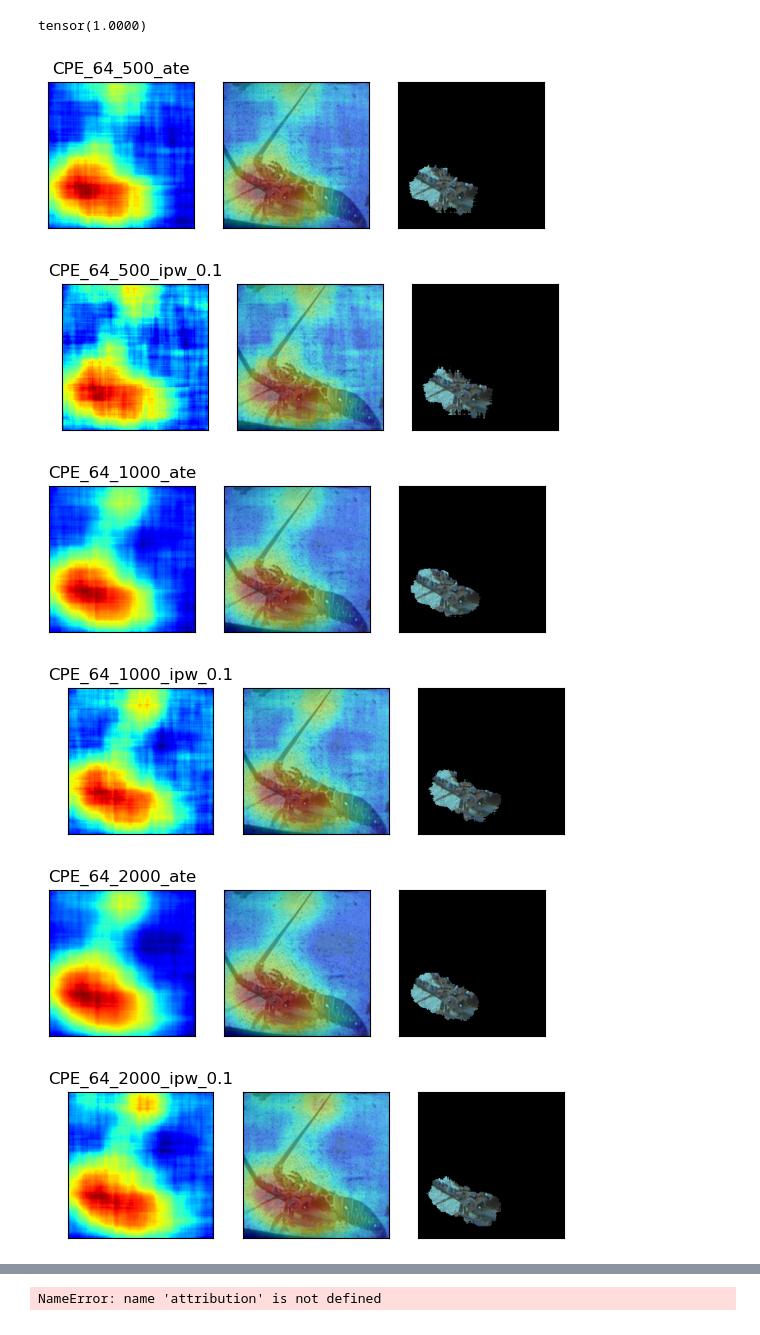
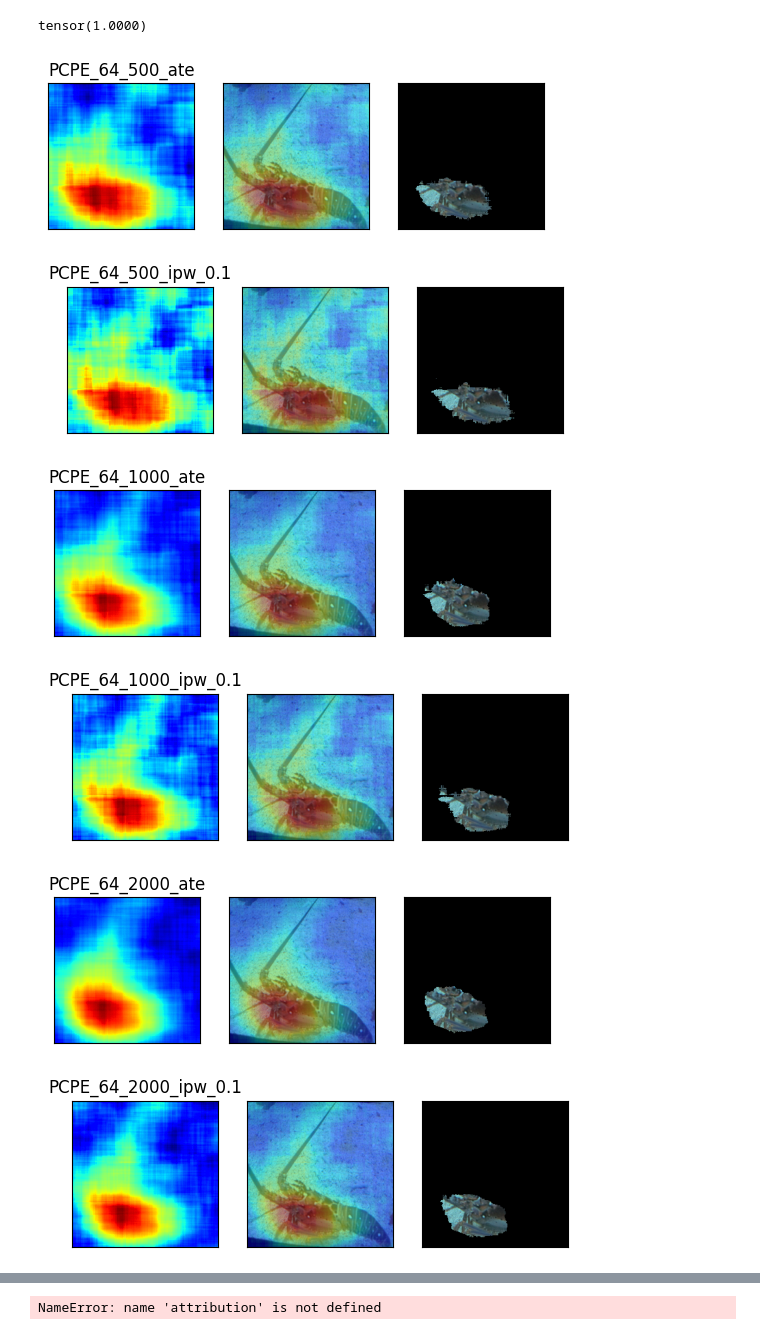
Before and after one commit to zivwhd/saliency, a Jupyter notebook: notebooks/pground.ipynb, the cells around one changed output, grey strips where cells are left out. Cells and saved outputs as stored; diff of their text form; code cells hidden in the pictures.

```diff
--- a/notebooks/pground.ipynb
+++ b/notebooks/pground.ipynb
@@ -74,18 +74,18 @@ tensor(1.0000)
 # %%
 
 %run src/intutils
 %run src/cpe
 
 segsize=64
-algo = IpwSalCreator(f"CPE_{segsize}", [500,1000,2000,4000], segsize=segsize, batch_size=32)
+algo = IpwSalCreator(f"PCPE_{segsize}", [500,1000,2000,4000], segsize=segsize, with_softmax=True, batch_size=32)
 res = algo(me, inp, topidx)
 show_sal_dict(res, img)
 sals_dict.update(res)
 ## ### torch.Size([32, 1000]) torch.Size([32, 1000, 1]) torch.Size([32, 1]) 123
 # %% [output]
-[figure, old version]
+[figure, new version]
-[figure, old version]
+[figure, new version]
-[figure, old version]
+[figure, new version]
-[figure, old version]
+[figure, new version]
-[figure, old version]
+[figure, new version]
-[figure, old version]
+[figure, new version]
```
Also changed, not shown: parts of 11 cells of this notebook, 5 other files.
